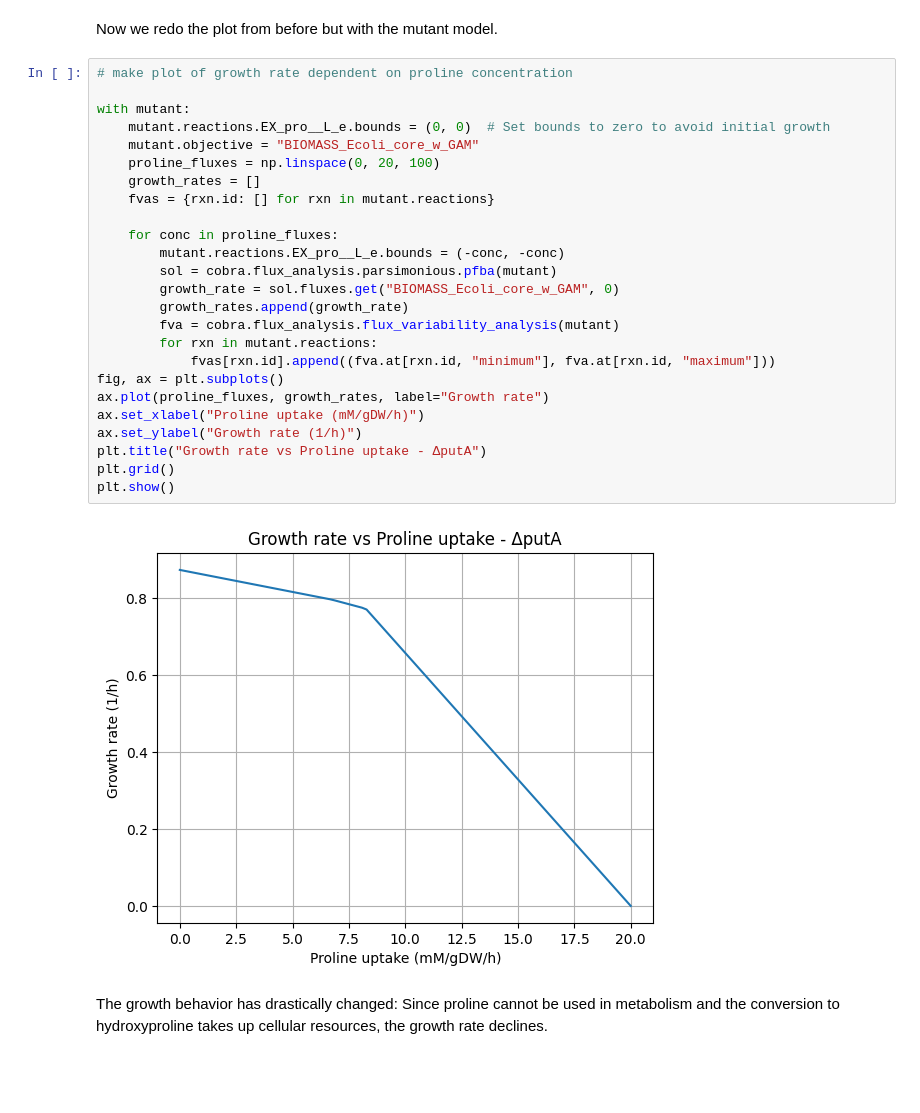
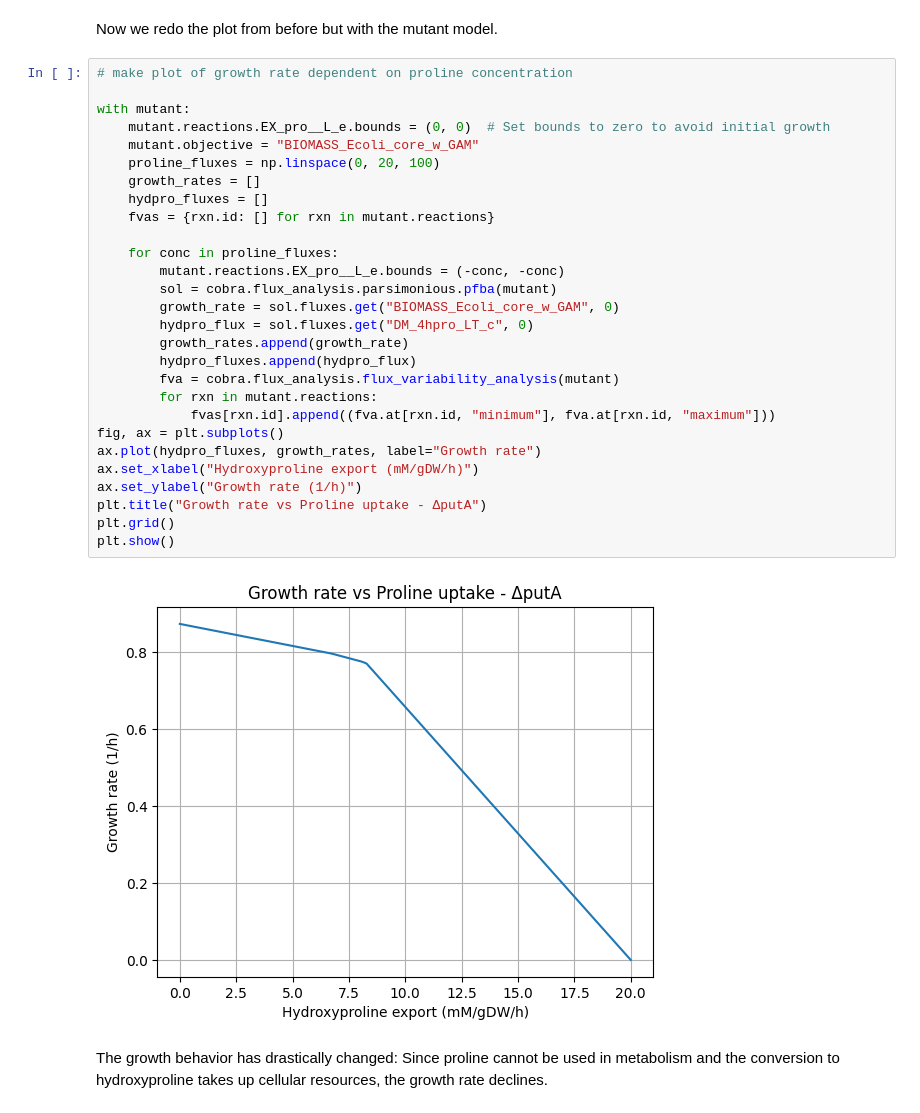
Before and after one commit to krotlkpt/lehre_ralf, a Jupyter notebook: hydroxyproline.ipynb, the cells around one changed output. Drawn from its saved outputs; the diff is of its cells as text; blank space fills up the shorter version.

```diff
--- a/hydroxyproline.ipynb
+++ b/hydroxyproline.ipynb
@@ -151,30 +151,33 @@ Now we redo the plot from before but with the mutant model.
 # %%
 # make plot of growth rate dependent on proline concentration
 
 with mutant:
     mutant.reactions.EX_pro__L_e.bounds = (0, 0)  # Set bounds to zero to avoid initial growth
     mutant.objective = "BIOMASS_Ecoli_core_w_GAM"
     proline_fluxes = np.linspace(0, 20, 100)
     growth_rates = []
+    hydpro_fluxes = []
     fvas = {rxn.id: [] for rxn in mutant.reactions}
 
     for conc in proline_fluxes:
         mutant.reactions.EX_pro__L_e.bounds = (-conc, -conc)
         sol = cobra.flux_analysis.parsimonious.pfba(mutant)
         growth_rate = sol.fluxes.get("BIOMASS_Ecoli_core_w_GAM", 0)
+        hydpro_flux = sol.fluxes.get("DM_4hpro_LT_c", 0)
         growth_rates.append(growth_rate)
+        hydpro_fluxes.append(hydpro_flux)
         fva = cobra.flux_analysis.flux_variability_analysis(mutant)
         for rxn in mutant.reactions:
             fvas[rxn.id].append((fva.at[rxn.id, "minimum"], fva.at[rxn.id, "maximum"]))
 fig, ax = plt.subplots()
-ax.plot(proline_fluxes, growth_rates, label="Growth rate")
-ax.set_xlabel("Proline uptake (mM/gDW/h)")
+ax.plot(hydpro_fluxes, growth_rates, label="Growth rate")
+ax.set_xlabel("Hydroxyproline export (mM/gDW/h)")
 ax.set_ylabel("Growth rate (1/h)")
 plt.title("Growth rate vs Proline uptake - ΔputA")
 plt.grid()
 plt.show()
 # %% [output]
-[figure, old version]
+[figure, new version]
 # %% [markdown]
 The growth behavior has drastically changed:
 Since proline cannot be used in metabolism and the conversion to hydroxyproline takes up cellular resources, the growth rate declines.
```
Also changed, not shown: parts of 1 cell of this notebook.
